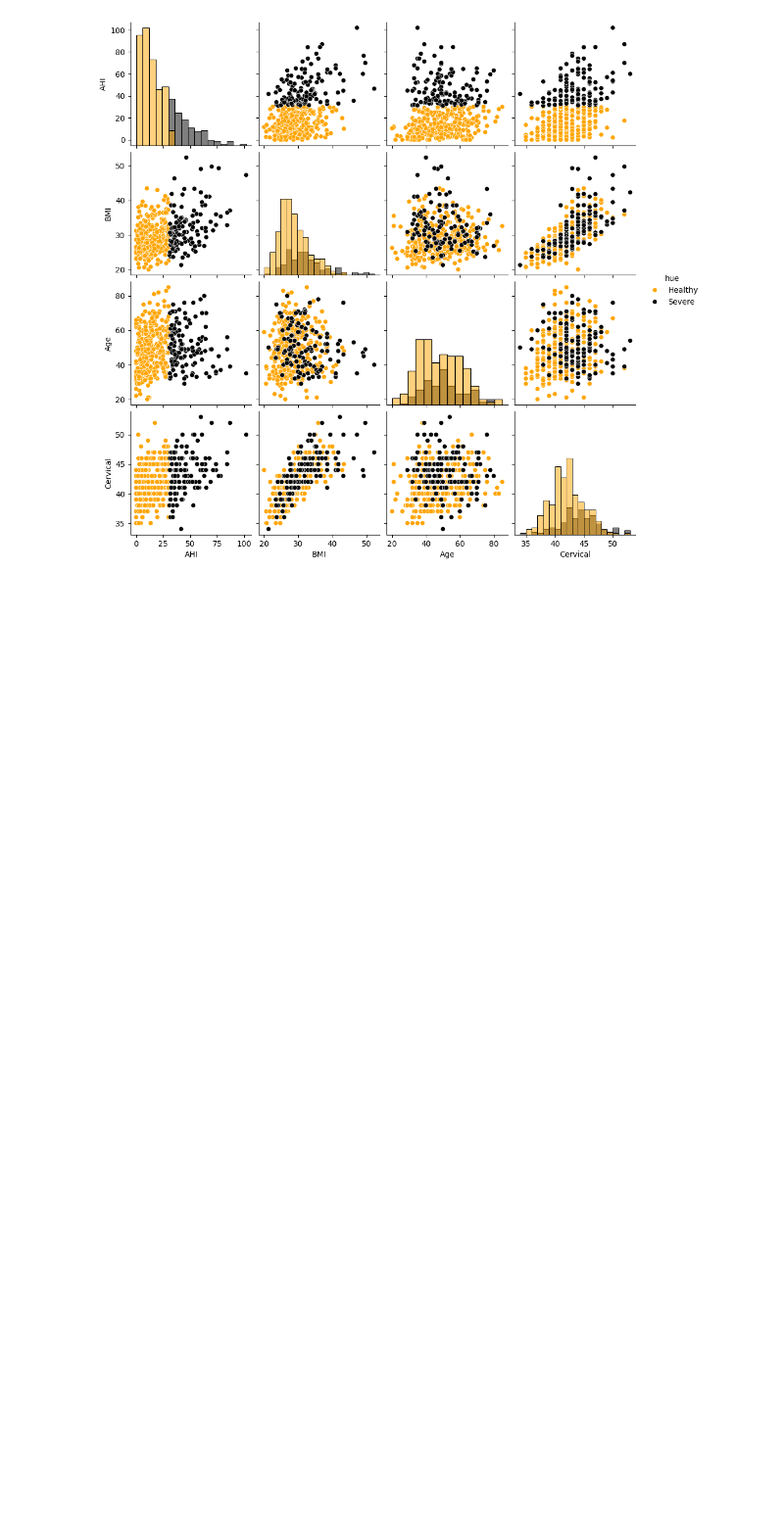
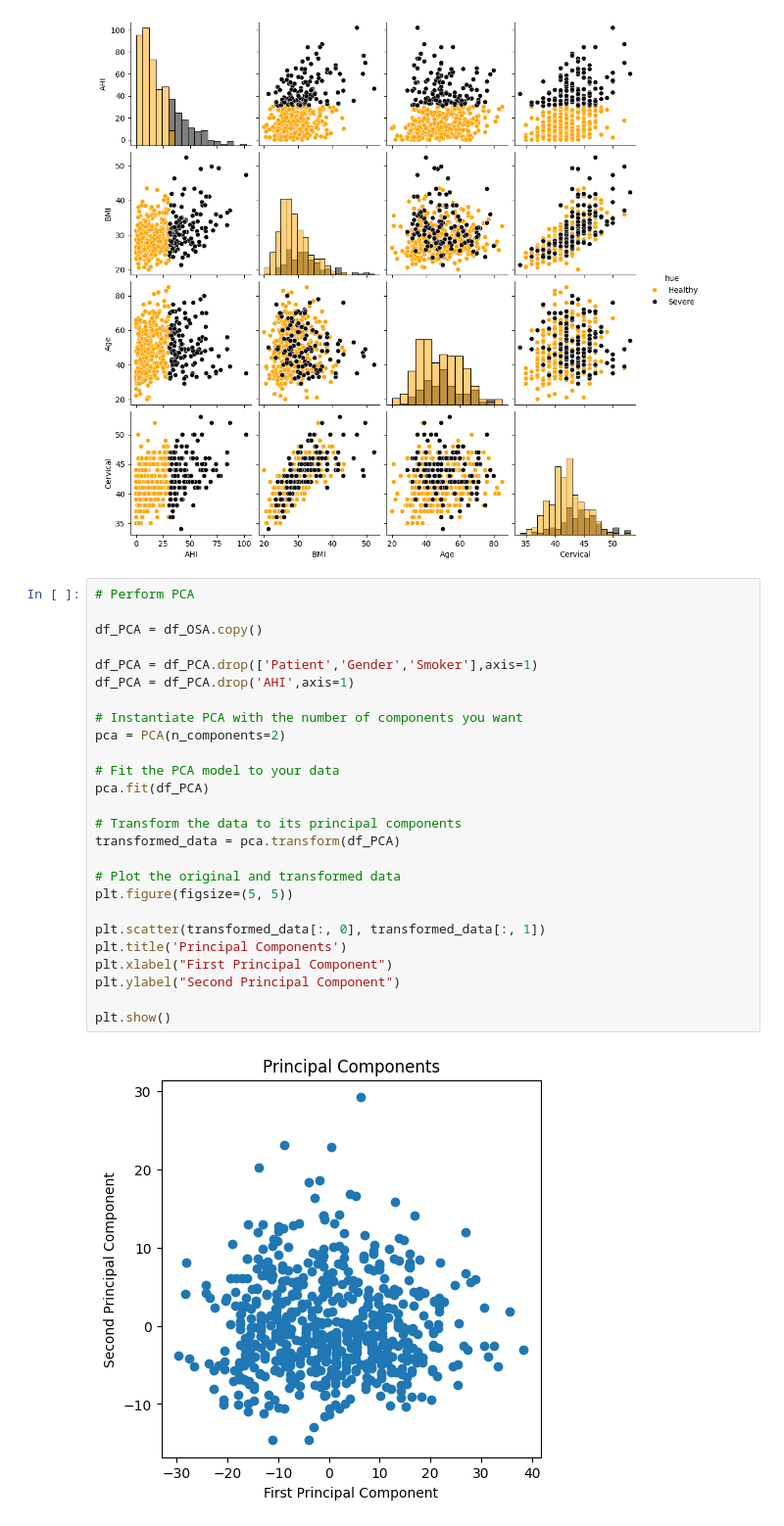
Before and after one commit to Parlows/OSA_study_case, a Jupyter notebook: 02-EDA.ipynb, the cells around one changed output. Shown at 98% size. Saved outputs shown, nothing was run; the diff lists cells and outputs as text; blank space fills up the shorter version.

```diff
--- a/02-EDA.ipynb
+++ b/02-EDA.ipynb
@@ -266,3 +288,31 @@ sns.pairplot(pd.concat([male_df_healthy.assign(hue='Healthy'),
 plt.savefig("seaborn_plot.png")
 # %% [output]
 [figure]
+# %%
+# Perform PCA
+
+df_PCA = df_OSA.copy()
+
+df_PCA = df_PCA.drop(['Patient','Gender','Smoker'],axis=1)
+df_PCA = df_PCA.drop('AHI',axis=1)
+
+# Instantiate PCA with the number of components you want
+pca = PCA(n_components=2)
+
+# Fit the PCA model to your data
+pca.fit(df_PCA)
+
+# Transform the data to its principal components
+transformed_data = pca.transform(df_PCA)
+
+# Plot the original and transformed data
+plt.figure(figsize=(5, 5))
+
+plt.scatter(transformed_data[:, 0], transformed_data[:, 1])
+plt.title('Principal Components')
+plt.xlabel("First Principal Component")
+plt.ylabel("Second Principal Component")
+
+plt.show()
+# %% [output]
+[figure, added]
```
Also changed, not shown: parts of 11 cells of this notebook.
